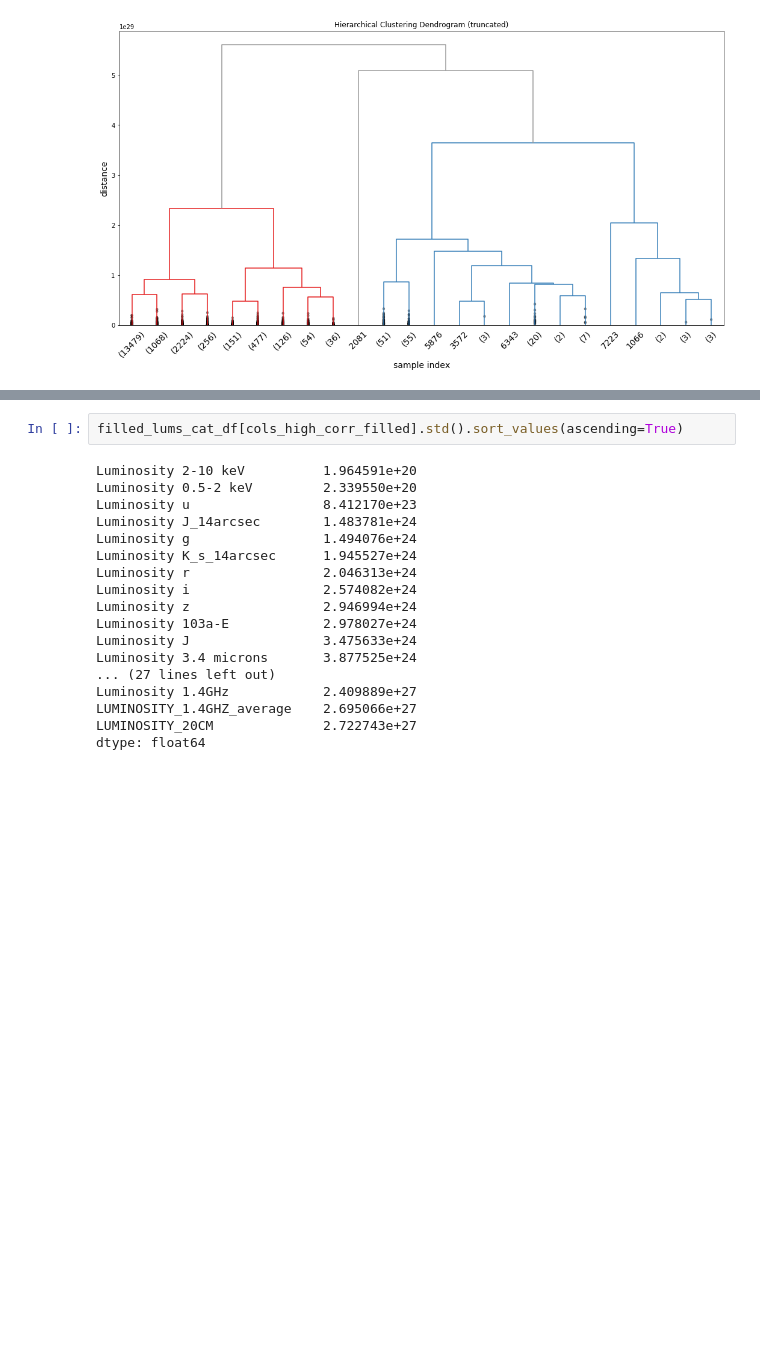
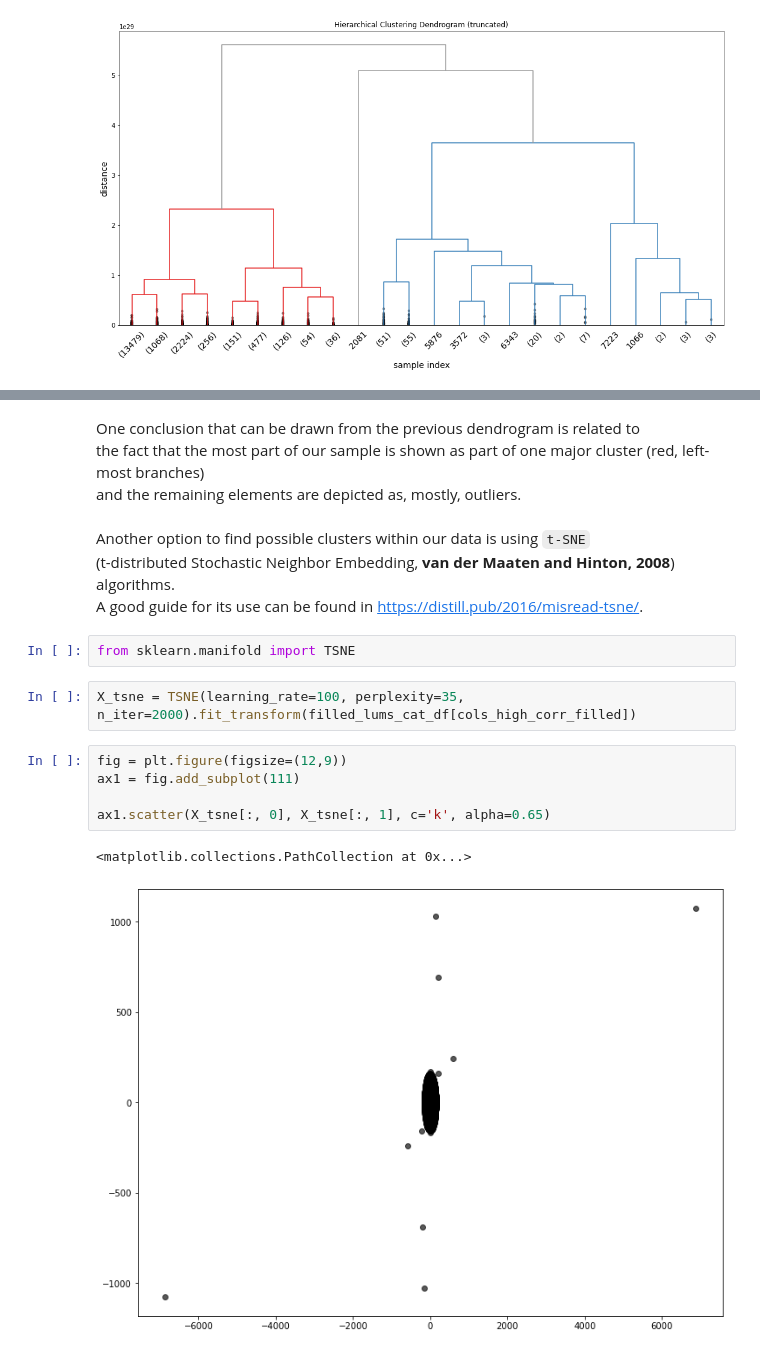
Before and after one commit to racarvajal/work_notes, a Jupyter notebook: Analyze_high_z_cat.ipynb, the cells around one changed output, grey strips where cells are left out. Cells and saved outputs as stored; diff of their text form; blank space fills up the shorter version.

```diff
--- a/Analyze_high_z_cat.ipynb
+++ b/Analyze_high_z_cat.ipynb
@@ -867,20 +919,20 @@ We can calculate the variances for the columns from the most highly correlated p
-# %%
-filled_lums_cat_df[cols_high_corr_filled].std().sort_values(ascending=True)
-# %% [output]
-Luminosity 2-10 keV          1.964591e+20
-Luminosity 0.5-2 keV         2.339550e+20
-Luminosity u                 8.412170e+23
-Luminosity J_14arcsec        1.483781e+24
-Luminosity g                 1.494076e+24
-Luminosity K_s_14arcsec      1.945527e+24
-Luminosity r                 2.046313e+24
-Luminosity i                 2.574082e+24
-Luminosity z                 2.946994e+24
-Luminosity 103a-E            2.978027e+24
-Luminosity J                 3.475633e+24
-Luminosity 3.4 microns       3.877525e+24
-... (27 lines left out)
-Luminosity 1.4GHz            2.409889e+27
-LUMINOSITY_1.4GHZ_average    2.695066e+27
-LUMINOSITY_20CM              2.722743e+27
-dtype: float64
+# %% [markdown]
+One conclusion that can be drawn from the previous dendrogram is related to
+the fact that the most part of our sample is shown as part of one major cluster (red, left-most branches)
+and the remaining elements are depicted as, mostly, outliers.
+# %% [markdown]
+Another option to find possible clusters within our data is using `t-SNE`
+(t-distributed Stochastic Neighbor Embedding, **van der Maaten and Hinton, 2008**) algorithms.
+A good guide for its use can be found in [https://distill.pub/2016/misread-tsne/](https://distill.pub/2016/misread-tsne/).
+# %%
+from sklearn.manifold import TSNE
+# %%
+X_tsne = TSNE(learning_rate=100, perplexity=35, n_iter=2000).fit_transform(filled_lums_cat_df[cols_high_corr_filled])
+# %%
+fig = plt.figure(figsize=(12,9))
+ax1 = fig.add_subplot(111)
+
+ax1.scatter(X_tsne[:, 0], X_tsne[:, 1], c='k', alpha=0.65)
+# %% [output]
+<matplotlib.collections.PathCollection at 0x...>
+[figure, added]
```
Also changed, not shown: parts of 27 cells of this notebook.
